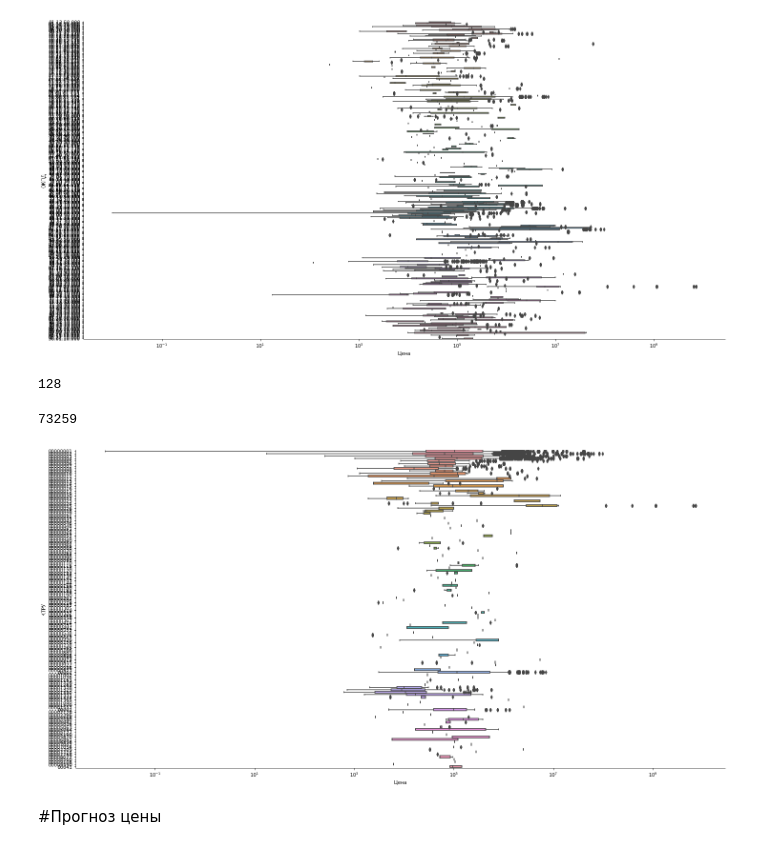
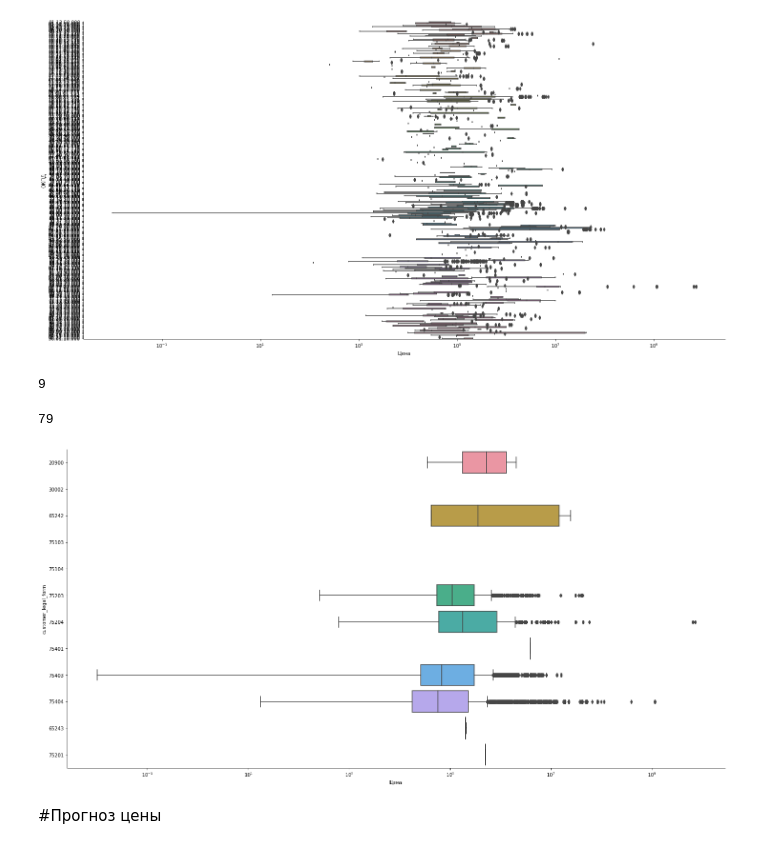
Before and after one commit to danil99152/prediction-of-government-tenders, a Jupyter notebook: total_auction_prediction.ipynb, the cells around one changed output. Drawn from its saved outputs; the diff is of its cells as text; code cells hidden in the pictures.

```diff
--- a/total_auction_prediction.ipynb
+++ b/total_auction_prediction.ipynb
@@ -112,8 +113,0 @@ ktru.columns = ['OKPD','KTRU']
-# %%
-data = pd.concat([data, ktru], axis=1)
-# %%
-data.dropna(inplace = True)
-# %%
-data = data.drop(['product_info'], axis=1)
-# %%
-data = data.reset_index(drop=True)
@@ -145,21 +154,21 @@ gc.collect()
 34
 [figure]
 # %%
-len(data['KTRU'].unique())
+len(data['customer_legal_form'].unique())
 # %% [output]
-128
+9
 # %%
 with sbs.plotting_context(font_scale=1.6):
-  data_to_plot = data.filter(['KTRU', 'total'], axis=1).sort_values('KTRU')
-  g = sbs.catplot(y = 'KTRU', x = 'total', kind ='box', height = 10, aspect = 2, data = data_to_plot, orient = 'h')
-  g.set(xscale = 'log', xlabel = 'Цена', ylabel = 'КТРУ')
+  data_to_plot = data.filter(['customer_legal_form', 'total'], axis=1).sort_values('customer_legal_form')
+  g = sbs.catplot(y = 'customer_legal_form', x = 'total', kind ='box', height = 10, aspect = 2, data = data_to_plot, orient = 'h')
+  g.set(xscale = 'log', xlabel = 'Цена', ylabel = 'customer_legal_form')
 
 del data_to_plot
 del g
 gc.collect()
 # %% [output]
-73259
+79
-[figure, old version]
+[figure, new version]
 # %% [markdown]
 #Прогноз цены
 # %%
```
Also changed, not shown: parts of 11 cells of this notebook.
